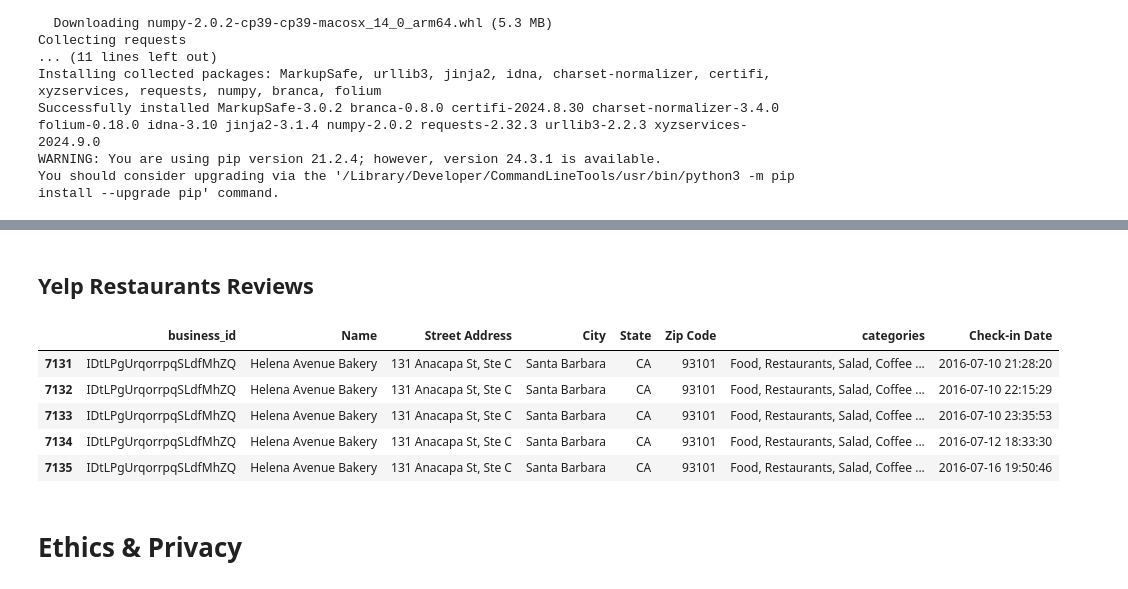
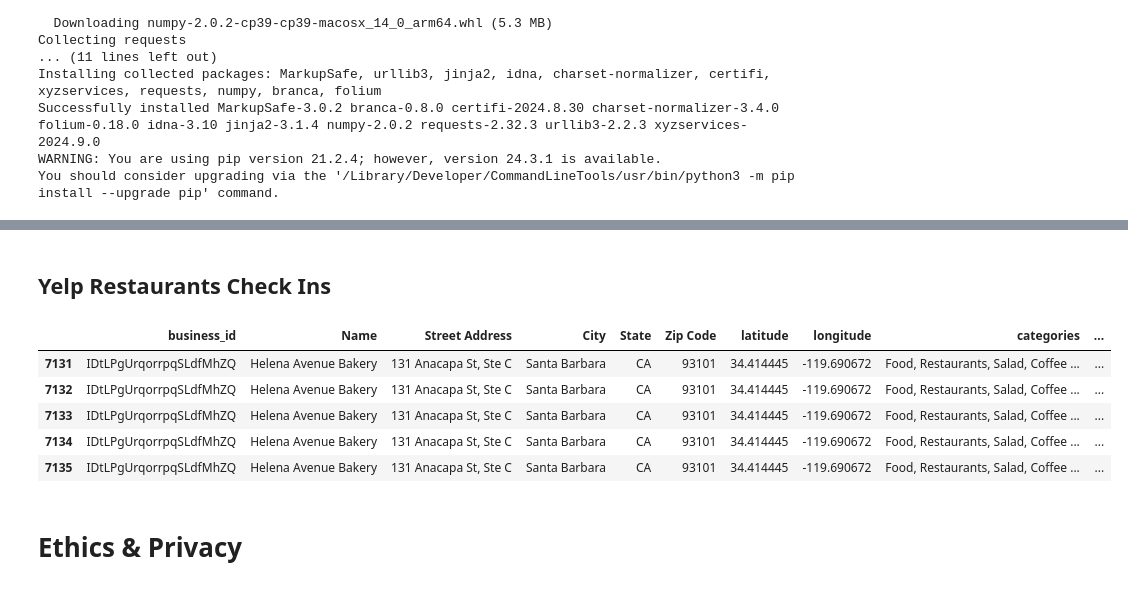
Before and after one commit to skvillamin/pokestops-analysis, a Jupyter notebook: DataCheckpoint_Group128-FA24.ipynb, the cells around one changed output, grey strips where cells are left out. Cells and saved outputs as stored; diff of their text form; code cells hidden in the pictures.

Commit message:
finished DataCheckpoint

```diff
--- a/DataCheckpoint_Group128-FA24.ipynb
+++ b/DataCheckpoint_Group128-FA24.ipynb
@@ -233,13 +225,13 @@ la_map
 # %% [output]
 [interactive output not drawn]
 # %% [markdown]
-## Yelp Restaurants Reviews
+## Yelp Restaurants Check Ins
 # %%
 import pandas as pd
 # %%
 #Load business.json and checkin.json as a pandas dataframe
-business_data = pd.read_json('\\Users\\works\\OneDrive\\Desktop\\yelp_academic_dataset_business.json', lines=True)
-checkin_data = pd.read_json('\\Users\\works\\OneDrive\\Desktop\\yelp_academic_dataset_checkin.json', lines=True)
+business_data = pd.read_json('yelp_academic_dataset_business.json', lines=True)
+checkin_data = pd.read_json('yelp_academic_dataset_checkin.json', lines=True)
 
 # Use json_normalize to flatten the structure
 business = pd.json_normalize(business_data.to_dict(orient="records"))
@@ -250,30 +242,30 @@ checkin['date'] = checkin['date'].str.split(',')
 checkin =checkin.explode('date')
 # %%
 #Take only the necessary columns
-business_cleaned= business[['business_id','name', 'address', 'city', 'state', 'postal_code', 'categories']]
+business_cleaned= business[['business_id','name', 'address', 'city', 'state', 'postal_code', 'latitude', 'longitude', 'categories']]
 
-#Rename columns to match restaurants
+#Rename columns
 business_cleaned= business_cleaned.rename(columns={'name': 'Name', 'address': 'Street Address', 'city': 'City', 'state': 'State', 'postal_code': 'Zip Code'})
 
 #Merge businesses with the checkins
 merged= pd.merge(business_cleaned, checkin, how='left', on='business_id')
 
-#Look for restaurants only
+#Look for businesses that are restaurants only based on categories
 categories= ['Food', 'Restaurants', 'Coffee', 'Bars']
 pattern= '|'.join(categories)
 restaurants= merged[merged['categories'].str.contains(pattern, case=False, na=False)]
 
-#Look for restaurants in CA
+#Look for restaurants in CA only
 restaurants= restaurants[restaurants['State']== 'CA']
 restaurants= restaurants.rename(columns={'date':'Check-in Date'})
 
 restaurants.head()
 # %% [output]
-|  | business_id | Name | Street Address | City | State | Zip Code | categories | Check-in Date |
-| 7131 | IDtLPgUrqorrpqSLdfMhZQ | Helena Avenue Bakery | 131 Anacapa St, Ste C | Santa Barbara | CA | 93101 | Food, Restaurants, Salad, Coffee ... | 2016-07-10 21:28:20 |
-| 7132 | IDtLPgUrqorrpqSLdfMhZQ | Helena Avenue Bakery | 131 Anacapa St, Ste C | Santa Barbara | CA | 93101 | Food, Restaurants, Salad, Coffee ... | 2016-07-10 22:15:29 |
-| 7133 | IDtLPgUrqorrpqSLdfMhZQ | Helena Avenue Bakery | 131 Anacapa St, Ste C | Santa Barbara | CA | 93101 | Food, Restaurants, Salad, Coffee ... | 2016-07-10 23:35:53 |
-| 7134 | IDtLPgUrqorrpqSLdfMhZQ | Helena Avenue Bakery | 131 Anacapa St, Ste C | Santa Barbara | CA | 93101 | Food, Restaurants, Salad, Coffee ... | 2016-07-12 18:33:30 |
-| 7135 | IDtLPgUrqorrpqSLdfMhZQ | Helena Avenue Bakery | 131 Anacapa St, Ste C | Santa Barbara | CA | 93101 | Food, Restaurants, Salad, Coffee ... | 2016-07-16 19:50:46 |
+|  | business_id | Name | Street Address | City | State | Zip Code | latitude | longitude | categories | ... |
+| 7131 | IDtLPgUrqorrpqSLdfMhZQ | Helena Avenue Bakery | 131 Anacapa St, Ste C | Santa Barbara | CA | 93101 | 34.414445 | -119.690672 | Food, Restaurants, Salad, Coffee ... | ... |
+| 7132 | IDtLPgUrqorrpqSLdfMhZQ | Helena Avenue Bakery | 131 Anacapa St, Ste C | Santa Barbara | CA | 93101 | 34.414445 | -119.690672 | Food, Restaurants, Salad, Coffee ... | ... |
+| 7133 | IDtLPgUrqorrpqSLdfMhZQ | Helena Avenue Bakery | 131 Anacapa St, Ste C | Santa Barbara | CA | 93101 | 34.414445 | -119.690672 | Food, Restaurants, Salad, Coffee ... | ... |
+| 7134 | IDtLPgUrqorrpqSLdfMhZQ | Helena Avenue Bakery | 131 Anacapa St, Ste C | Santa Barbara | CA | 93101 | 34.414445 | -119.690672 | Food, Restaurants, Salad, Coffee ... | ... |
+| 7135 | IDtLPgUrqorrpqSLdfMhZQ | Helena Avenue Bakery | 131 Anacapa St, Ste C | Santa Barbara | CA | 93101 | 34.414445 | -119.690672 | Food, Restaurants, Salad, Coffee ... | ... |
 # %% [markdown]
 # Ethics & Privacy
```
Also changed, not shown: parts of 15 cells of this notebook.
